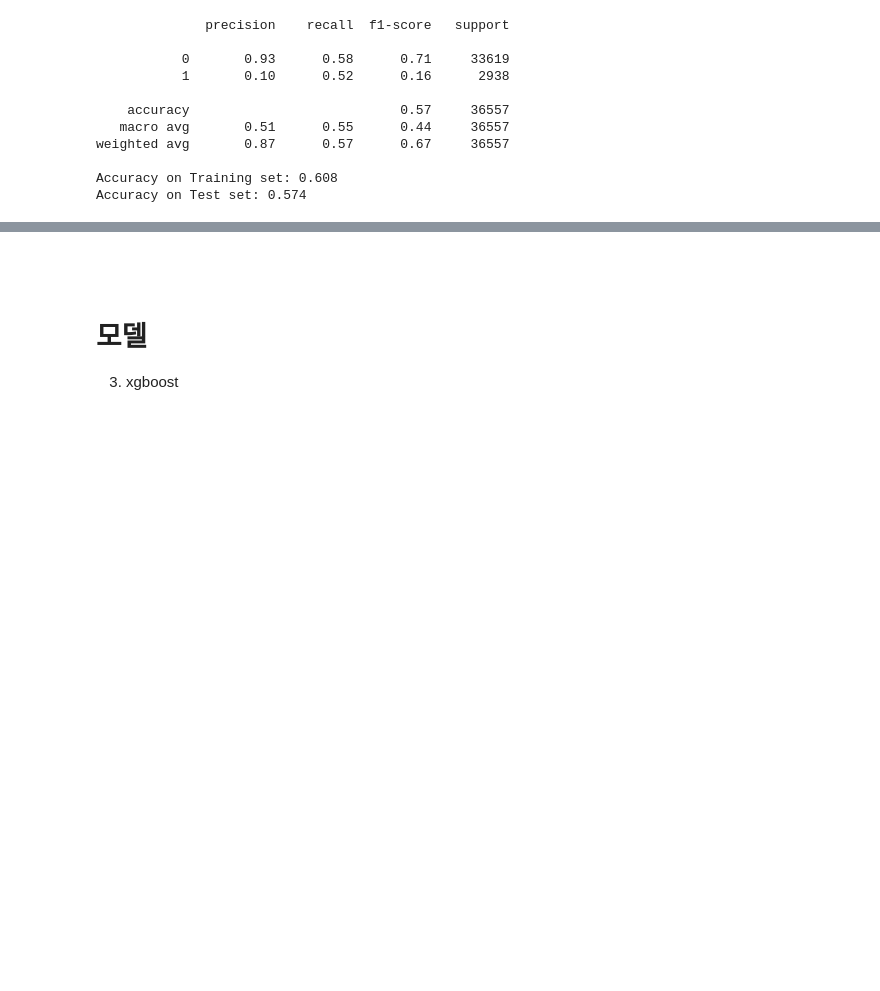
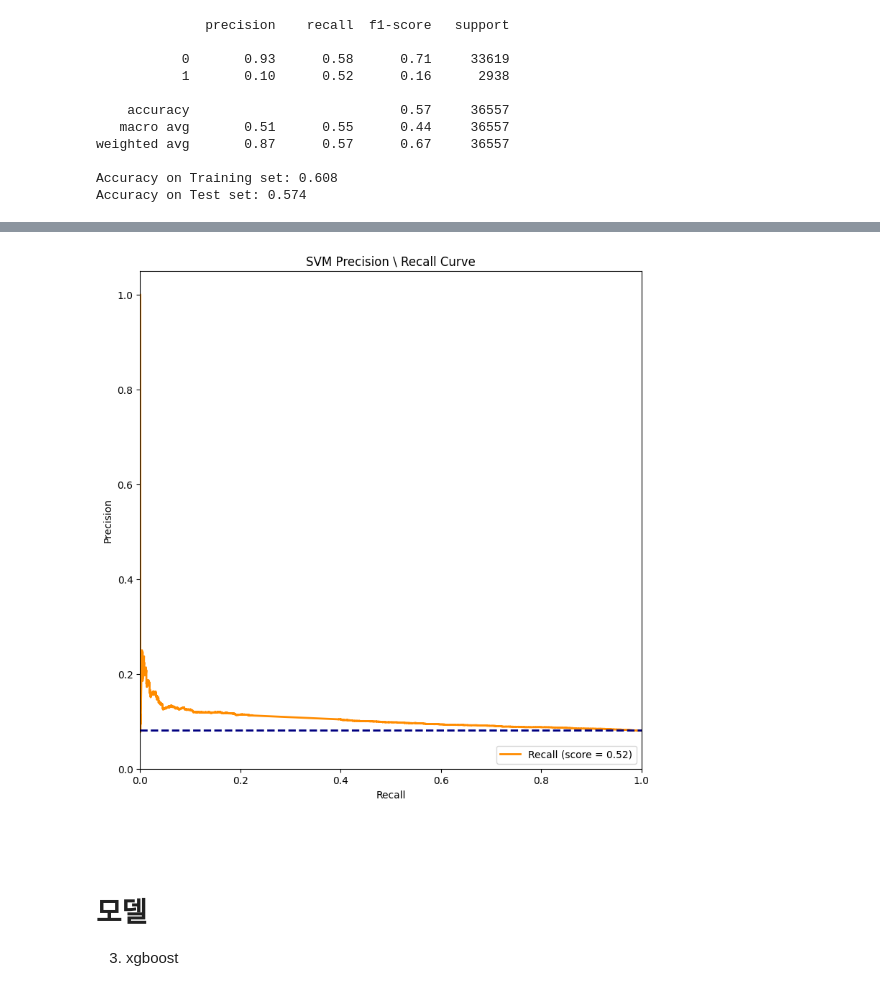
Before and after one commit to kimhyunso/semi_project, a Jupyter notebook: CodeMain.ipynb, the cells around one changed output, grey strips where cells are left out. Saved outputs shown, nothing was run; the diff lists cells and outputs as text; code cells hidden in the pictures; blank space fills up the shorter version.

```diff
--- a/CodeMain.ipynb
+++ b/CodeMain.ipynb
@@ -424,3 +402,22 @@ plt.show()
+# %%
+# Precision-Recall Curve 그리기
+fpr, tpr, _ = precision_recall_curve(y_true=y_test, probas_pred=scv.predict_proba(x_test_transformed)[:,1])
+recall = recall_score(y_test, scv.predict(x_test_transformed))
+
+plt.figure(figsize=(9, 9))
+plt.plot(tpr, fpr, color='darkorange', lw=2, label='Recall (score = %0.2f)' % recall)
+
+base_rate = target_df.mean()
+plt.plot([0,1],[base_rate,base_rate], color='navy', lw=2, linestyle='--')
+plt.xlim([0.0, 1.0])
+plt.ylim([0.0, 1.05])
+plt.xlabel('Recall')
+plt.ylabel('Precision')
+plt.legend(loc="lower right")
+plt.title("SVM Precision \ Recall Curve")
+plt.show()
+# %% [output]
+[figure, added]
 # %% [markdown]
 <br>
 <br>
```
Also changed, not shown: parts of 35 cells of this notebook.
